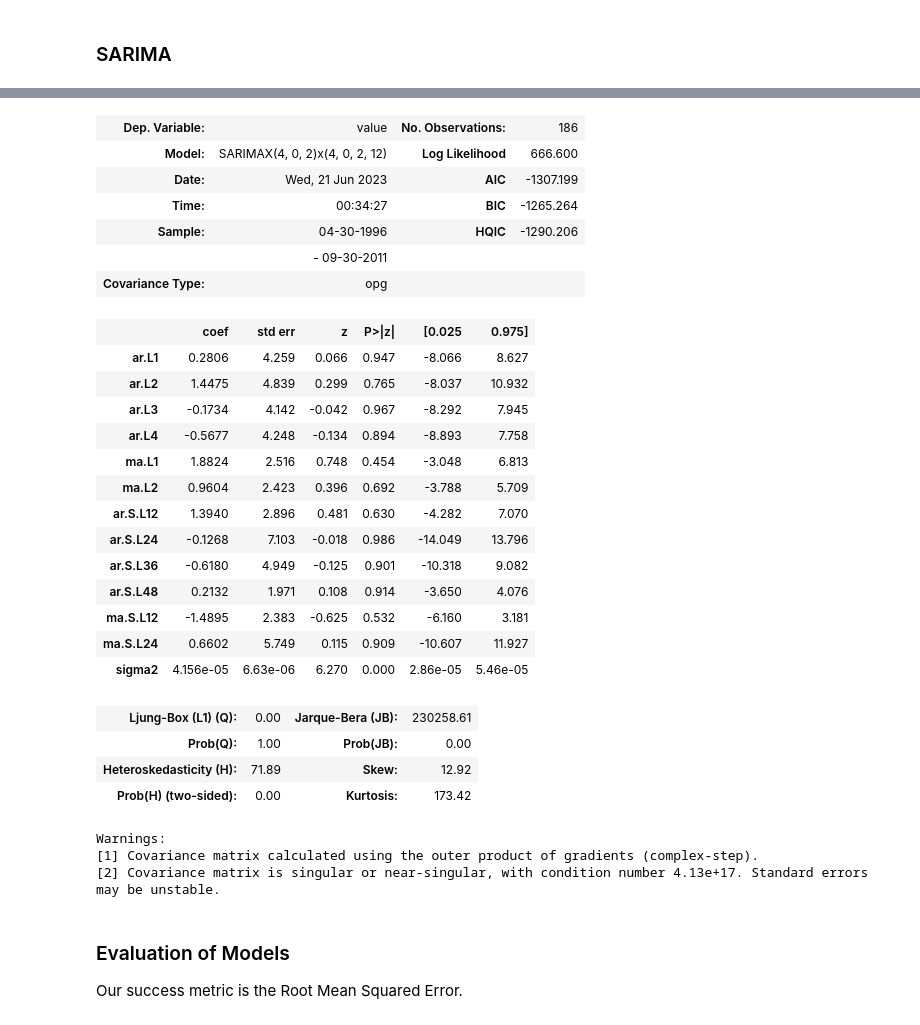
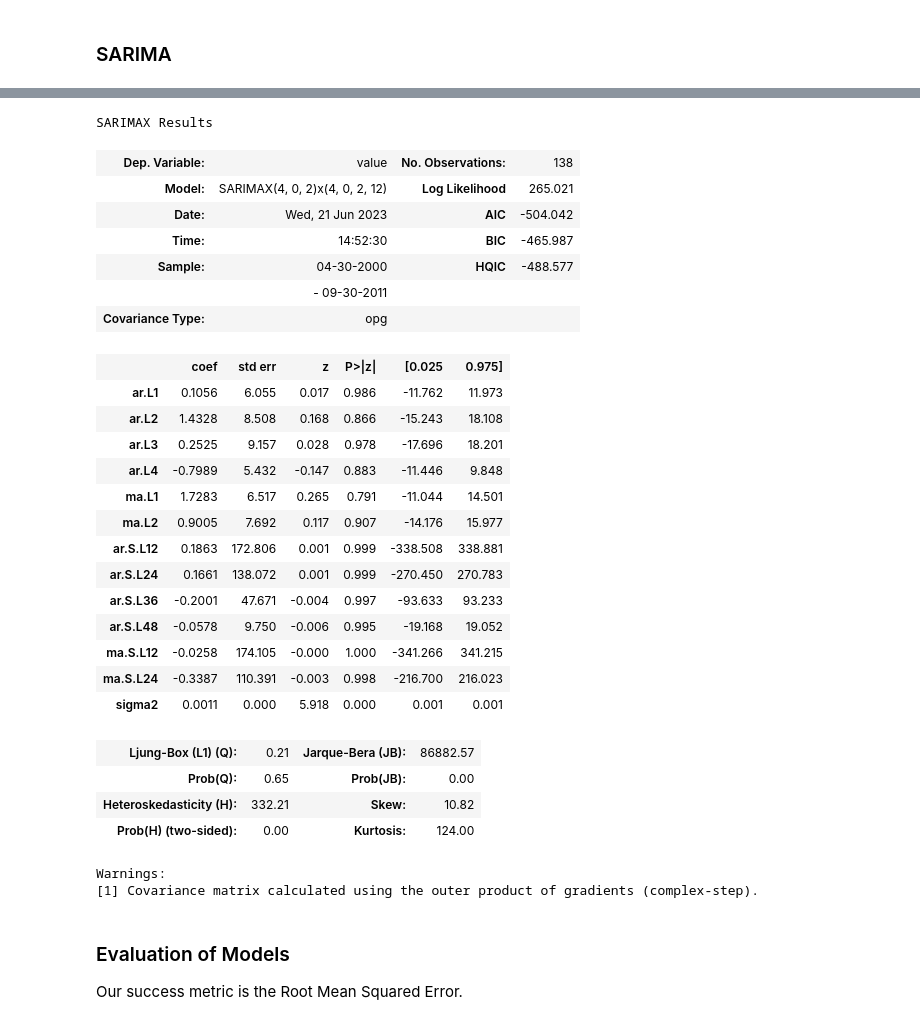
Before and after one commit to Eddie-254/Phase-4-Project, a Jupyter notebook: Main_Notebook.ipynb, the cells around one changed output, grey strips where cells are left out. Cells and saved outputs as stored; diff of their text form; code cells hidden in the pictures.

Commit message:
Model Evaluation

```diff
--- a/Main_Notebook.ipynb
+++ b/Main_Notebook.ipynb
@@ -842,3 +831,15 @@ From the above we conclude that some of the models we'll fit are AR model and AR
 ## Modelling
 
 As seen earlier, the acf plot suggests the presence of an autoregressive (AR) process thus our baseline model will be AR model
+# %%
+ts_standardized = data_diff.copy()
+from sklearn.preprocessing import StandardScaler
+# Instantiate the StandardScaler
+scaler = StandardScaler()
+
+# Select the column to be standardized
+column_to_standardize = 'value'
+
+# Standardize the selected column
+ts_standardized[column_to_standardize] = scaler.fit_transform(ts_standardized[[column_to_standardize]])
+ts_standardized
@@ -845,7 +861,7 @@ As seen earlier, the acf plot suggests the presence of an autoregressive (AR) pr
 # %% [markdown]
 ### AR Model
 # %%
-train_values = data_diff['value']
+train_values = ts_standardized['value']
 
 # Define the order of the autoregressive model
 order = 1
@@ -904,7 +920,7 @@ Between AR(1) and ARMA(1,1), ARMA(1,1) has the lowest AIC AND BIC. Let's use aut
 # %%
 from pmdarima.arima import auto_arima
 stepwise_model = auto_arima(train_values, start_p=1, d=0, start_q=1,
-                            max_p=10, max_d=0, max_q = 15,
+                            max_p=10, max_d=0, max_q = 13,
                             seasonal=True, stationary=False,
                             information_criterion='aic',
                             stepwise=False, suppress_warning=True)
@@ -959,6 +975,6 @@ dtype: float64
 # %%
 from statsmodels.tsa.statespace.sarimax import SARIMAX
-model_seasonal = SARIMAX(train_set, order=(4,0,2), seasonal_order=(4,0,2,12))
+model_seasonal = SARIMAX(train_values, order=(4,0,2), seasonal_order=(4,0,2,12))
 model_fit_seaonal = model_seasonal.fit()
 model_fit_seaonal.summary()
 # %% [output]
@@ -966,31 +998,31 @@ SARIMAX Results
+SARIMAX Results
-| Dep. Variable: | value | No. Observations: | 186 |
-| Model: | SARIMAX(4, 0, 2)x(4, 0, 2, 12) | Log Likelihood | 666.600 |
-| Date: | Wed, 21 Jun 2023 | AIC | -1307.199 |
-| Time: | 00:34:27 | BIC | -1265.264 |
-| Sample: | 04-30-1996 | HQIC | -1290.206 |
+| Dep. Variable: | value | No. Observations: | 138 |
+| Model: | SARIMAX(4, 0, 2)x(4, 0, 2, 12) | Log Likelihood | 265.021 |
+| Date: | Wed, 21 Jun 2023 | AIC | -504.042 |
+| Time: | 14:52:30 | BIC | -465.987 |
+| Sample: | 04-30-2000 | HQIC | -488.577 |
 |  | - 09-30-2011 |  |  |
 | Covariance Type: | opg |  |  |
 |  | coef | std err | z | P>|z| | [0.025 | 0.975] |
-| ar.L1 | 0.2806 | 4.259 | 0.066 | 0.947 | -8.066 | 8.627 |
-| ar.L2 | 1.4475 | 4.839 | 0.299 | 0.765 | -8.037 | 10.932 |
-| ar.L3 | -0.1734 | 4.142 | -0.042 | 0.967 | -8.292 | 7.945 |
-| ar.L4 | -0.5677 | 4.248 | -0.134 | 0.894 | -8.893 | 7.758 |
-| ma.L1 | 1.8824 | 2.516 | 0.748 | 0.454 | -3.048 | 6.813 |
-| ma.L2 | 0.9604 | 2.423 | 0.396 | 0.692 | -3.788 | 5.709 |
-| ar.S.L12 | 1.3940 | 2.896 | 0.481 | 0.630 | -4.282 | 7.070 |
-| ar.S.L24 | -0.1268 | 7.103 | -0.018 | 0.986 | -14.049 | 13.796 |
-| ar.S.L36 | -0.6180 | 4.949 | -0.125 | 0.901 | -10.318 | 9.082 |
-| ar.S.L48 | 0.2132 | 1.971 | 0.108 | 0.914 | -3.650 | 4.076 |
-| ma.S.L12 | -1.4895 | 2.383 | -0.625 | 0.532 | -6.160 | 3.181 |
-| ma.S.L24 | 0.6602 | 5.749 | 0.115 | 0.909 | -10.607 | 11.927 |
-| sigma2 | 4.156e-05 | 6.63e-06 | 6.270 | 0.000 | 2.86e-05 | 5.46e-05 |
+| ar.L1 | 0.1056 | 6.055 | 0.017 | 0.986 | -11.762 | 11.973 |
+| ar.L2 | 1.4328 | 8.508 | 0.168 | 0.866 | -15.243 | 18.108 |
+| ar.L3 | 0.2525 | 9.157 | 0.028 | 0.978 | -17.696 | 18.201 |
+| ar.L4 | -0.7989 | 5.432 | -0.147 | 0.883 | -11.446 | 9.848 |
+| ma.L1 | 1.7283 | 6.517 | 0.265 | 0.791 | -11.044 | 14.501 |
+| ma.L2 | 0.9005 | 7.692 | 0.117 | 0.907 | -14.176 | 15.977 |
+| ar.S.L12 | 0.1863 | 172.806 | 0.001 | 0.999 | -338.508 | 338.881 |
+| ar.S.L24 | 0.1661 | 138.072 | 0.001 | 0.999 | -270.450 | 270.783 |
+| ar.S.L36 | -0.2001 | 47.671 | -0.004 | 0.997 | -93.633 | 93.233 |
+| ar.S.L48 | -0.0578 | 9.750 | -0.006 | 0.995 | -19.168 | 19.052 |
+| ma.S.L12 | -0.0258 | 174.105 | -0.000 | 1.000 | -341.266 | 341.215 |
+| ma.S.L24 | -0.3387 | 110.391 | -0.003 | 0.998 | -216.700 | 216.023 |
+| sigma2 | 0.0011 | 0.000 | 5.918 | 0.000 | 0.001 | 0.001 |
-| Ljung-Box (L1) (Q): | 0.00 | Jarque-Bera (JB): | 230258.61 |
-| Prob(Q): | 1.00 | Prob(JB): | 0.00 |
-| Heteroskedasticity (H): | 71.89 | Skew: | 12.92 |
-| Prob(H) (two-sided): | 0.00 | Kurtosis: | 173.42 |
+| Ljung-Box (L1) (Q): | 0.21 | Jarque-Bera (JB): | 86882.57 |
+| Prob(Q): | 0.65 | Prob(JB): | 0.00 |
+| Heteroskedasticity (H): | 332.21 | Skew: | 10.82 |
+| Prob(H) (two-sided): | 0.00 | Kurtosis: | 124.00 |
-Warnings:
-[1] Covariance matrix calculated using the outer product of gradients (complex-step).
-[2] Covariance matrix is singular or near-singular, with condition number 4.13e+17. Standard errors may be unstable.
+Warnings:
+[1] Covariance matrix calculated using the outer product of gradients (complex-step).
 # %% [markdown]
 ### Evaluation of Models
 
```
Also changed, not shown: parts of 54 cells of this notebook.
